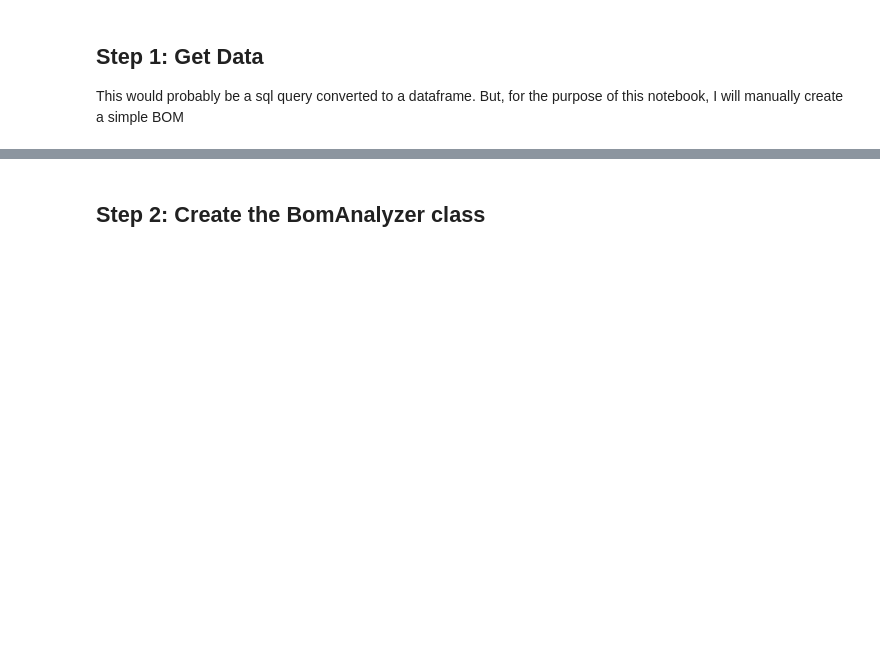
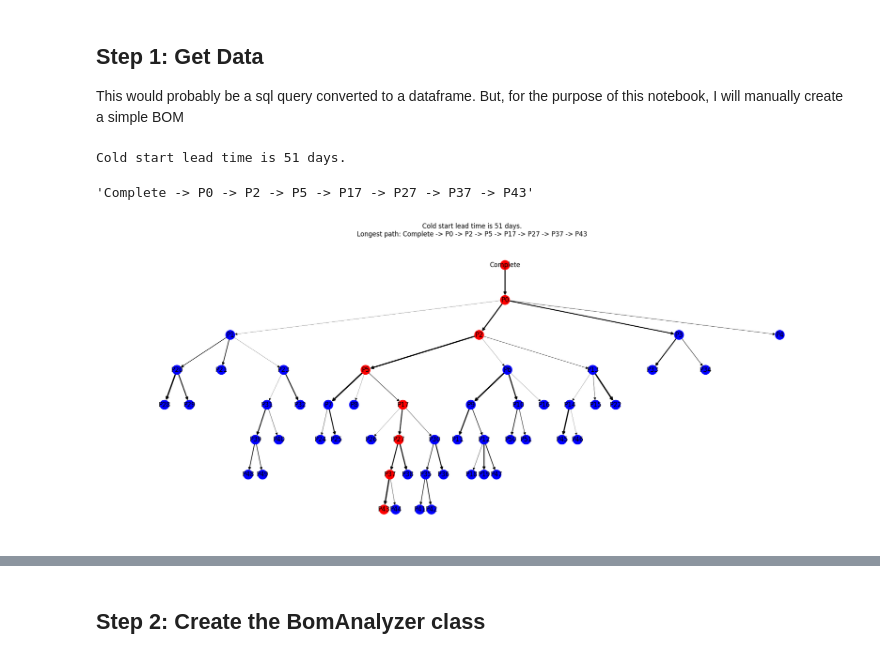
Before and after one commit to kyrie0126/Manufacturing, a Jupyter notebook: Bill-of-Materials/BOM_Analyzer.ipynb, the cells around one changed output, grey strips where cells are left out. Cells and saved outputs as stored; diff of their text form; code cells hidden in the pictures; blank space fills up the shorter version.

```diff
--- a/Bill-of-Materials/BOM_Analyzer.ipynb
+++ b/Bill-of-Materials/BOM_Analyzer.ipynb
@@ -13,0 +179,20 @@ This would probably be a sql query converted to a dataframe. But, for the purpos
+# %%
+random_bom = generate_random_bom(50)
+longest_path = nx.dag_longest_path(random_bom)
+longest_path_length = nx.dag_longest_path_length(random_bom, weight='leadtime')
+print(f'Cold start lead time is {longest_path_length} days.')
+' -> '.join(longest_path)
+# %% [output]
+Cold start lead time is 51 days.
+'Complete -> P0 -> P2 -> P5 -> P17 -> P27 -> P37 -> P43'
+# %%
+plt.figure(figsize=(25,10))
+pos = hierarchy_pos(random_bom,root='Complete')
+plt.title(f"Cold start lead time is {longest_path_length} days.\nLongest path: {' -> '.join(longest_path)}")
+# plt.text(f"Longest path: {' -> '.join(longest_path[::-1])}")
+longest_path_highlight = ['red' if node in longest_path else 'blue' for node in random_bom.nodes]
+edge_weights = [random_bom[u][v]['leadtime']/4 for u, v in random_bom.edges]
+nx.draw(random_bom, pos=pos, with_labels=True, node_color=longest_path_highlight, width=edge_weights)
+plt.show()
+# %% [output]
+[figure, added]
```
Also changed, not shown: parts of 6 cells of this notebook.
